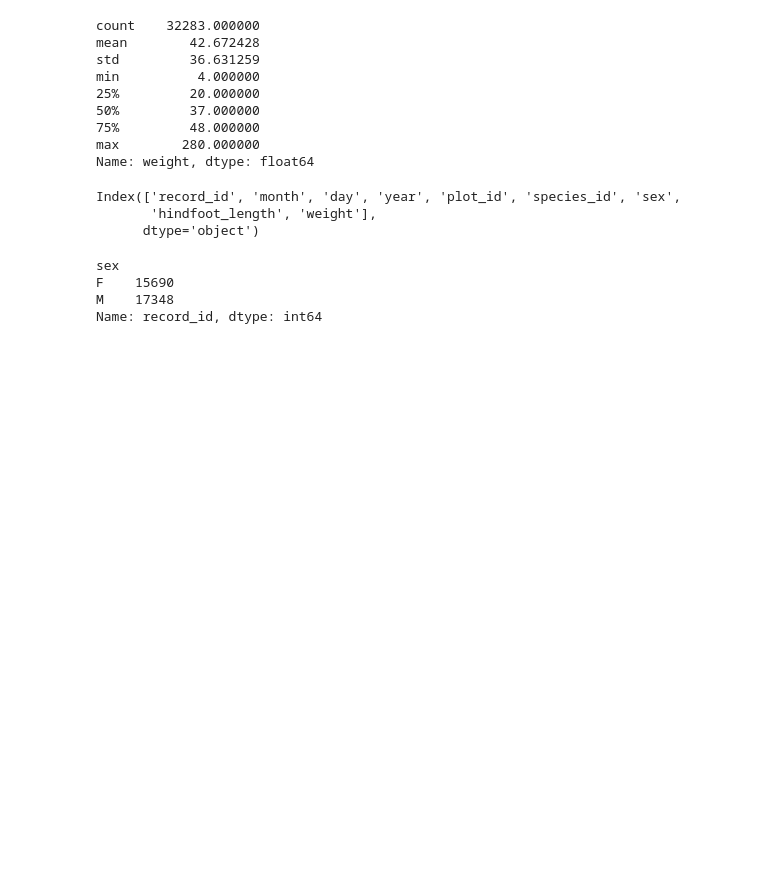
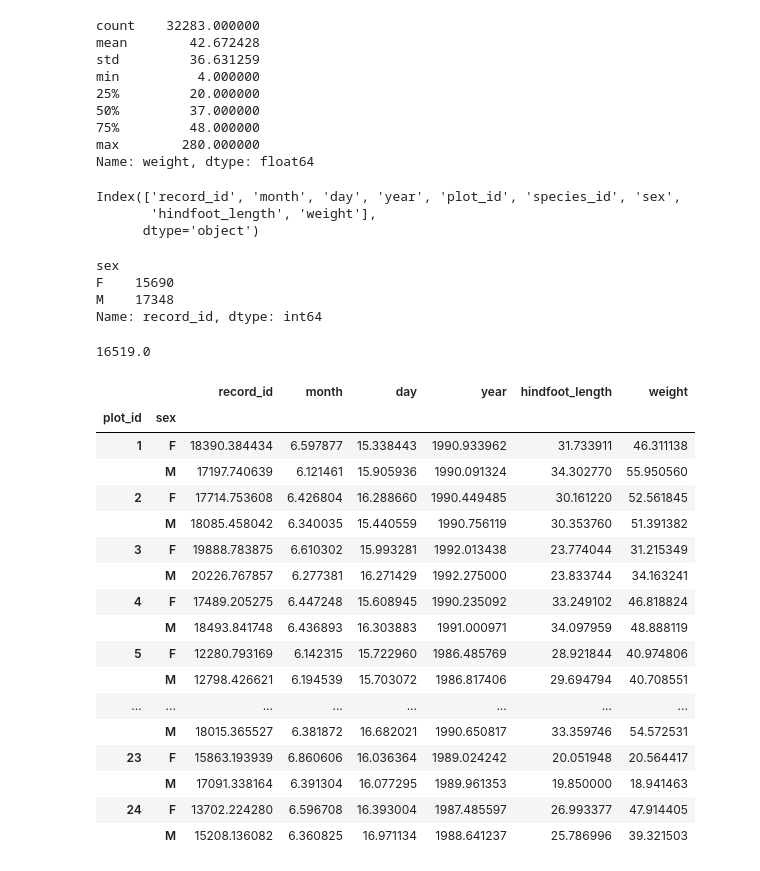
Before and after one commit to jcordovaj/Colab, a Jupyter notebook: PracticaCarpentry.ipynb, the cells around one changed output. Drawn from its saved outputs; the diff is of its cells as text; code cells hidden in the pictures; blank space fills up the shorter version.

```diff
--- a/PracticaCarpentry.ipynb
+++ b/PracticaCarpentry.ipynb
@@ -155,0 +158,27 @@ Name: record_id, dtype: int64
+# %%
+gruped_serie.mean()
+# %% [output]
+16519.0
+# %%
+grouped_data2 = surveys_df.groupby(['plot_id','sex'])
+# %%
+grouped_data2.mean()
+# %% [output]
+|  |  | record_id | month | day | year | hindfoot_length | weight |
+| plot_id | sex |  |  |  |  |  |  |
+| 1 | F | 18390.384434 | 6.597877 | 15.338443 | 1990.933962 | 31.733911 | 46.311138 |
+|  | M | 17197.740639 | 6.121461 | 15.905936 | 1990.091324 | 34.302770 | 55.950560 |
+| 2 | F | 17714.753608 | 6.426804 | 16.288660 | 1990.449485 | 30.161220 | 52.561845 |
+|  | M | 18085.458042 | 6.340035 | 15.440559 | 1990.756119 | 30.353760 | 51.391382 |
+| 3 | F | 19888.783875 | 6.610302 | 15.993281 | 1992.013438 | 23.774044 | 31.215349 |
+|  | M | 20226.767857 | 6.277381 | 16.271429 | 1992.275000 | 23.833744 | 34.163241 |
+| 4 | F | 17489.205275 | 6.447248 | 15.608945 | 1990.235092 | 33.249102 | 46.818824 |
+|  | M | 18493.841748 | 6.436893 | 16.303883 | 1991.000971 | 34.097959 | 48.888119 |
+| 5 | F | 12280.793169 | 6.142315 | 15.722960 | 1986.485769 | 28.921844 | 40.974806 |
+|  | M | 12798.426621 | 6.194539 | 15.703072 | 1986.817406 | 29.694794 | 40.708551 |
+| ... | ... | ... | ... | ... | ... | ... | ... |
+|  | M | 18015.365527 | 6.381872 | 16.682021 | 1990.650817 | 33.359746 | 54.572531 |
+| 23 | F | 15863.193939 | 6.860606 | 16.036364 | 1989.024242 | 20.051948 | 20.564417 |
+|  | M | 17091.338164 | 6.391304 | 16.077295 | 1989.961353 | 19.850000 | 18.941463 |
+| 24 | F | 13702.224280 | 6.596708 | 16.393004 | 1987.485597 | 26.993377 | 47.914405 |
+|  | M | 15208.136082 | 6.360825 | 16.971134 | 1988.641237 | 25.786996 | 39.321503 |
```
Also changed, not shown: parts of 7 cells of this notebook.
